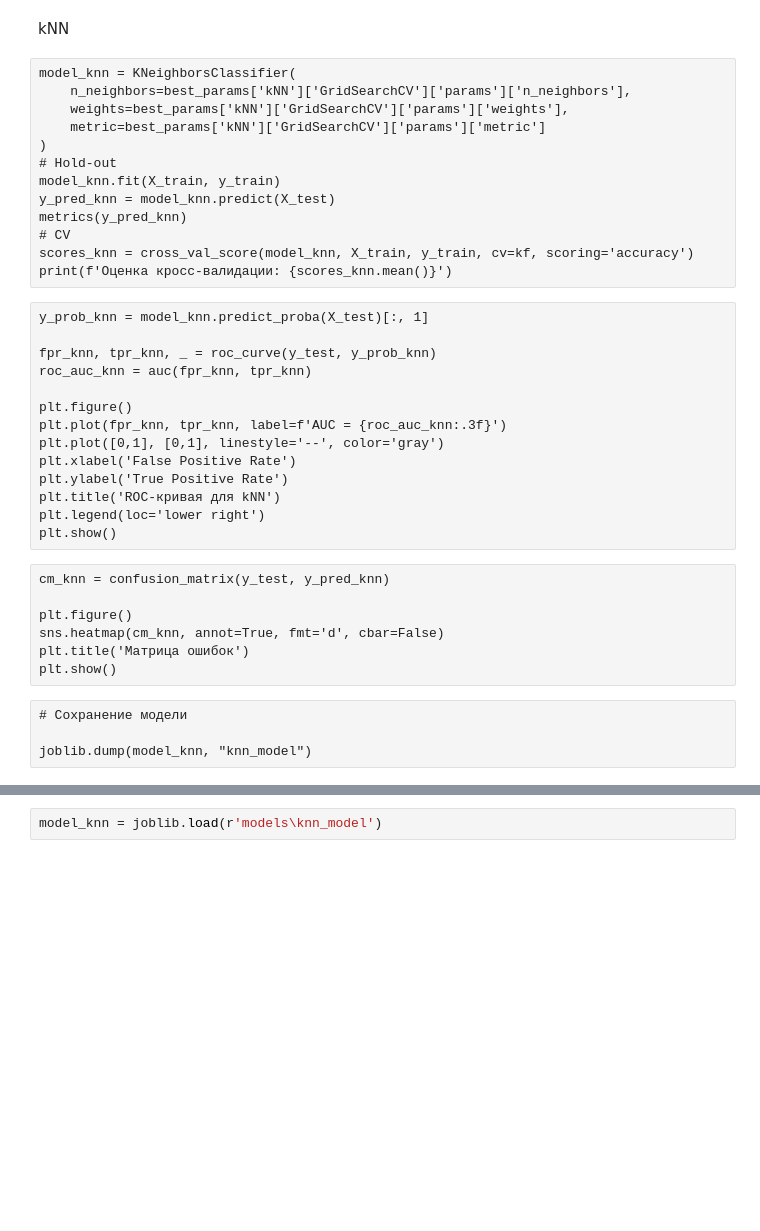
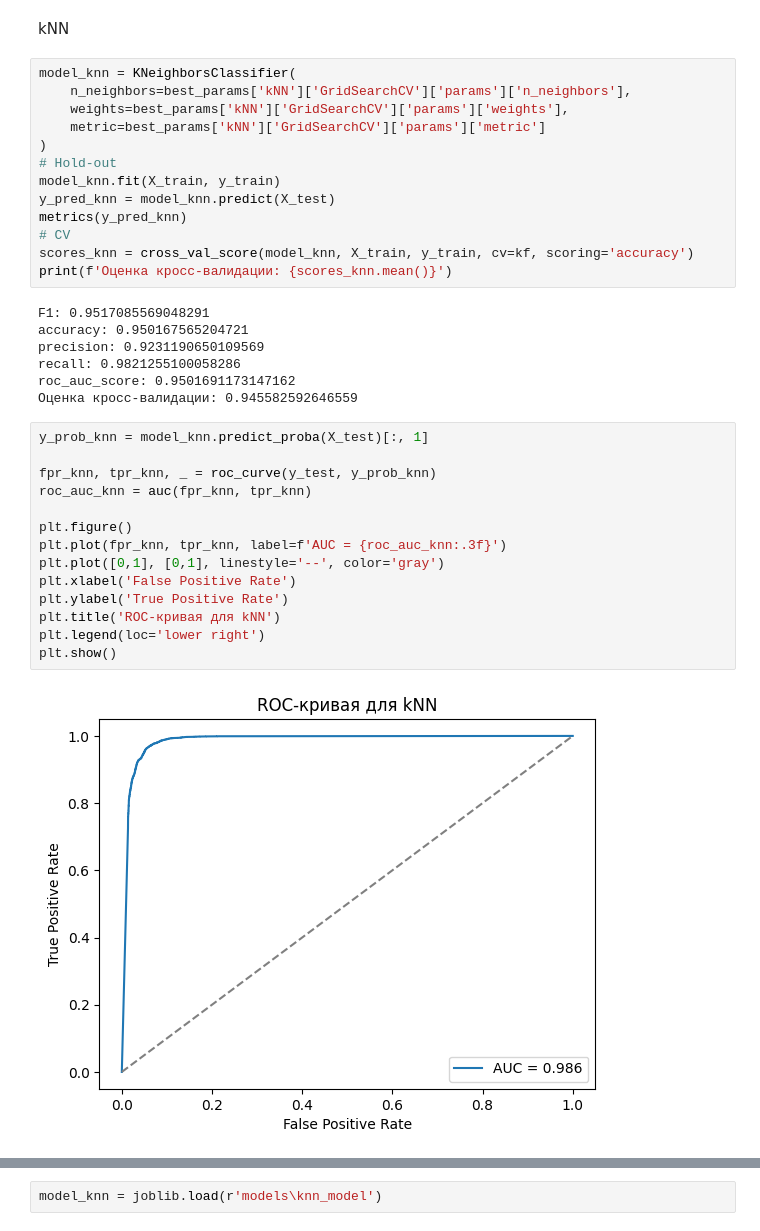
Before and after one commit to SergeyMotynga/OMSTU, a Jupyter notebook: ML/laboratory/lab_2/main/main.ipynb, the cells around one changed output, grey strips where cells are left out. Saved outputs shown, nothing was run; the diff lists cells and outputs as text; blank space fills up the shorter version.

```diff
--- a/ML/laboratory/lab_2/main/main.ipynb
+++ b/ML/laboratory/lab_2/main/main.ipynb
@@ -311,41 +322,39 @@ joblib.dump(model_lr, "logistic_regression_model")
 model_lr = joblib.load(r'models\logistic_regression_model')
 # %% [markdown]
 kNN
-# %% [raw]
-model_knn = KNeighborsClassifier(
-    n_neighbors=best_params['kNN']['GridSearchCV']['params']['n_neighbors'],
-    weights=best_params['kNN']['GridSearchCV']['params']['weights'],
-    metric=best_params['kNN']['GridSearchCV']['params']['metric']
-)
-# Hold-out
-model_knn.fit(X_train, y_train)
-y_pred_knn = model_knn.predict(X_test)
-metrics(y_pred_knn)
-# CV
-scores_knn = cross_val_score(model_knn, X_train, y_train, cv=kf, scoring='accuracy')
-print(f'Оценка кросс-валидации: {scores_knn.mean()}')
-# %% [raw]
-y_prob_knn = model_knn.predict_proba(X_test)[:, 1]
-
-fpr_knn, tpr_knn, _ = roc_curve(y_test, y_prob_knn)
-roc_auc_knn = auc(fpr_knn, tpr_knn)
-
-plt.figure()
-plt.plot(fpr_knn, tpr_knn, label=f'AUC = {roc_auc_knn:.3f}')
-plt.plot([0,1], [0,1], linestyle='--', color='gray')
-plt.xlabel('False Positive Rate')
-plt.ylabel('True Positive Rate')
-plt.title('ROC-кривая для kNN')
-plt.legend(loc='lower right')
-plt.show()
-# %% [raw]
-cm_knn = confusion_matrix(y_test, y_pred_knn)
-
-plt.figure()
-sns.heatmap(cm_knn, annot=True, fmt='d', cbar=False)
-plt.title('Матрица ошибок')
-plt.show()
-# %% [raw]
-# Сохранение модели
-
-joblib.dump(model_knn, "knn_model")
+# %%
+model_knn = KNeighborsClassifier(
+    n_neighbors=best_params['kNN']['GridSearchCV']['params']['n_neighbors'],
+    weights=best_params['kNN']['GridSearchCV']['params']['weights'],
+    metric=best_params['kNN']['GridSearchCV']['params']['metric']
+)
+# Hold-out
+model_knn.fit(X_train, y_train)
+y_pred_knn = model_knn.predict(X_test)
+metrics(y_pred_knn)
+# CV
+scores_knn = cross_val_score(model_knn, X_train, y_train, cv=kf, scoring='accuracy')
+print(f'Оценка кросс-валидации: {scores_knn.mean()}')
+# %% [output]
+F1: 0.9517085569048291
+accuracy: 0.950167565204721
+precision: 0.9231190650109569
+recall: 0.9821255100058286
+roc_auc_score: 0.9501691173147162
+Оценка кросс-валидации: 0.945582592646559
+# %%
+y_prob_knn = model_knn.predict_proba(X_test)[:, 1]
+
+fpr_knn, tpr_knn, _ = roc_curve(y_test, y_prob_knn)
+roc_auc_knn = auc(fpr_knn, tpr_knn)
+
+plt.figure()
+plt.plot(fpr_knn, tpr_knn, label=f'AUC = {roc_auc_knn:.3f}')
+plt.plot([0,1], [0,1], linestyle='--', color='gray')
+plt.xlabel('False Positive Rate')
+plt.ylabel('True Positive Rate')
+plt.title('ROC-кривая для kNN')
+plt.legend(loc='lower right')
+plt.show()
+# %% [output]
+[figure, added]
```
Also changed, not shown: parts of 57 cells of this notebook.
